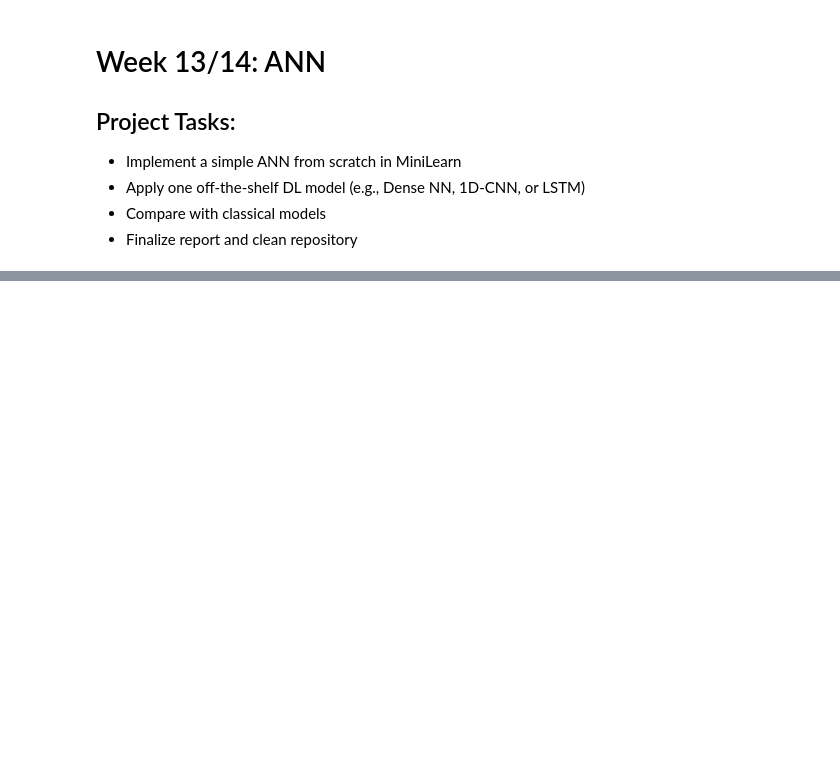
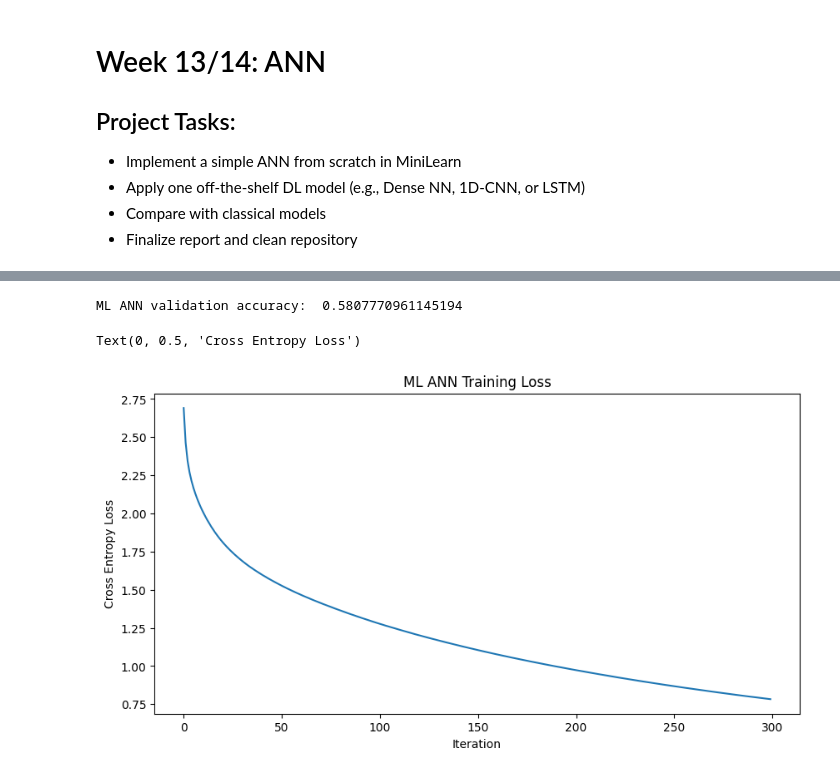
Before and after one commit to daley-tyler/Project_CSE432-532, a Jupyter notebook: SER_Project/notebooks/ANN_13_14.ipynb, the cells around one changed output, grey strips where cells are left out. Saved outputs shown, nothing was run; the diff lists cells and outputs as text; code cells hidden in the pictures; blank space fills up the shorter version.

Commit message:
validation accuracy with basic visual

```diff
--- a/SER_Project/notebooks/ANN_13_14.ipynb
+++ b/SER_Project/notebooks/ANN_13_14.ipynb
@@ -58,3 +66,19 @@ X_val_scale = scaler1.transform(X_val)
 scaler2 = StandardScaler()
 X_train_full_scale = scaler2.fit_transform(X_train_full)
 X_test_scale = scaler2.transform(X_test)
+# %%
+mini_ann = ANNClassifier(hidden_size=24, learning_rate=0.03, n_iter=300, random_state=42)
+mini_ann.fit(X_train_scale, y_train)
+mini_val_pred = mini_ann.predict(X_val_scale)
+
+print("ML ANN validation accuracy: ", accuracy_score(y_val, mini_val_pred))
+
+plt.figure(figsize=(10,5))
+plt.plot(mini_ann.loss_)
+plt.title("ML ANN Training Loss")
+plt.xlabel("Iteration")
+plt.ylabel("Cross Entropy Loss")
+# %% [output]
+ML ANN validation accuracy:  0.5807770961145194
+Text(0, 0.5, 'Cross Entropy Loss')
+[figure, added]
```
Also changed, not shown: parts of 1 cell of this notebook.
